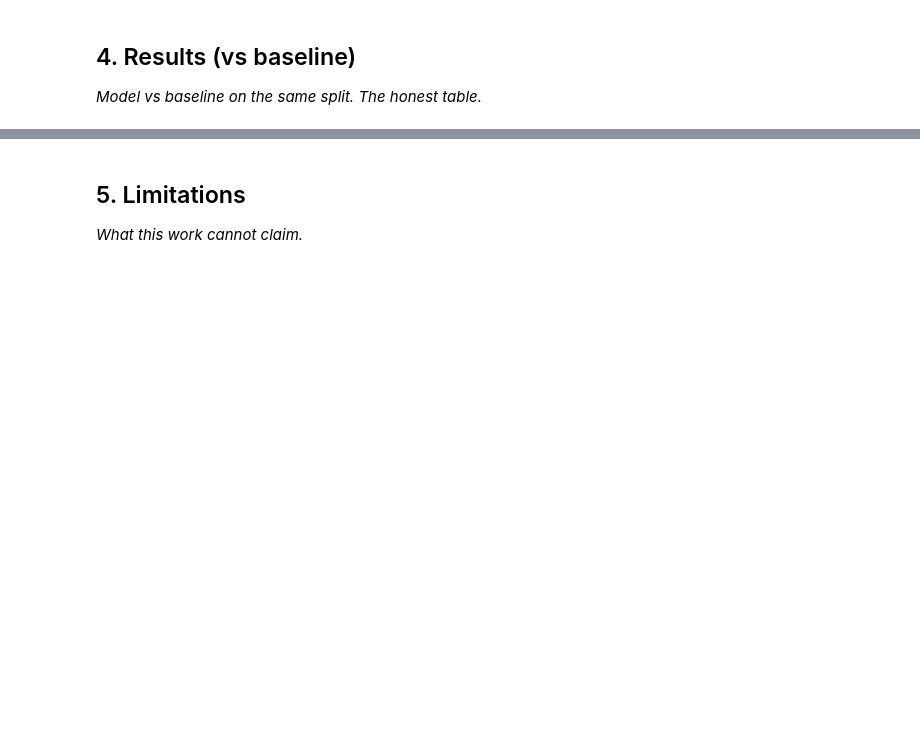
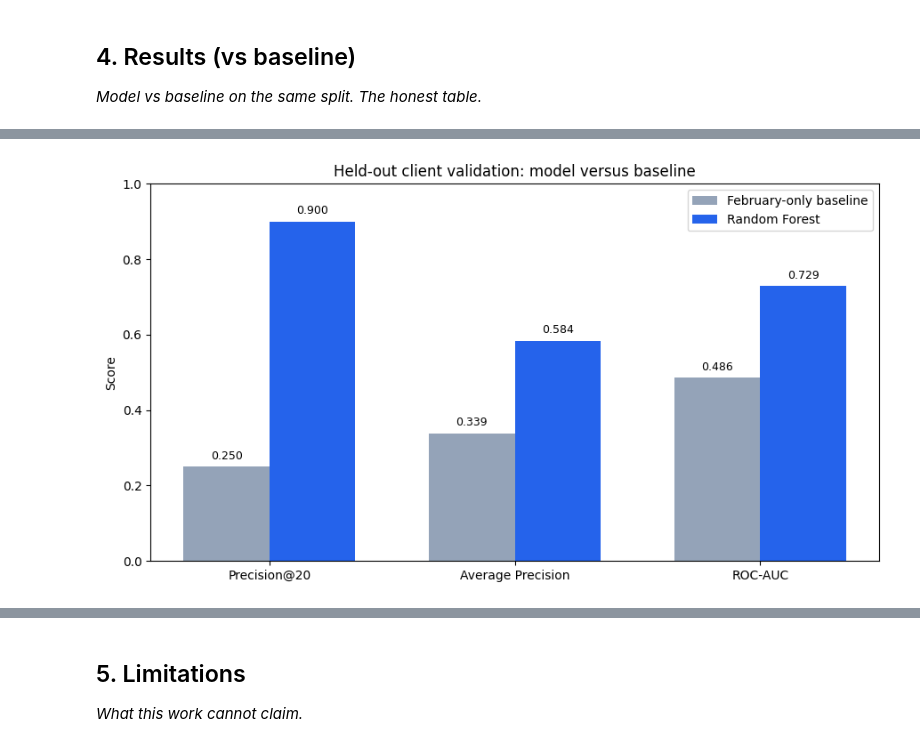
Before and after one commit to ramyaa-hegde/flyrank-ml-internship-tasks, a Jupyter notebook: work/notebooks/capstone.ipynb, the cells around one changed output, grey strips where cells are left out. Saved outputs shown, nothing was run; the diff lists cells and outputs as text; code cells hidden in the pictures; blank space fills up the shorter version.

Commit message:
Complete ML-11 capstone analysis and public-safe paper artifacts

```diff
--- a/work/notebooks/capstone.ipynb
+++ b/work/notebooks/capstone.ipynb
@@ -126,0 +438,80 @@ Precision                 0.576946                         0.606725
+# %%
+import matplotlib.pyplot as plt
+from pathlib import Path
+
+print("=== Held-out client results ===")
+display(metrics_table.round(3))
+
+# Public-safe chart: aggregate metrics only, with no row-level information.
+plot_table = metrics_table.melt(
+    id_vars="metric",
+    var_name="approach",
+    value_name="score",
+)
+
+fig, ax = plt.subplots(figsize=(9, 5))
+
+metrics = metrics_table["metric"].tolist()
+x = np.arange(len(metrics))
+width = 0.35
+
+baseline_scores = metrics_table["February-only baseline"].to_numpy()
+model_scores = metrics_table["Random Forest"].to_numpy()
+
+ax.bar(
+    x - width / 2,
+    baseline_scores,
+    width,
+    label="February-only baseline",
+    color="#94a3b8",
+)
+
+ax.bar(
+    x + width / 2,
+    model_scores,
+    width,
+    label="Random Forest",
+    color="#2563eb",
+)
+
+ax.set_title("Held-out client validation: model versus baseline")
+ax.set_ylabel("Score")
+ax.set_xticks(x)
+ax.set_xticklabels(metrics)
+ax.set_ylim(0, 1)
+ax.legend()
+
+for index, value in enumerate(baseline_scores):
+    ax.text(
+        index - width / 2,
+        value + 0.02,
+        f"{value:.3f}",
+        ha="center",
+        fontsize=9,
+    )
+
+for index, value in enumerate(model_scores):
+    ax.text(
+        index + width / 2,
+        value + 0.02,
+        f"{value:.3f}",
+        ha="center",
+        fontsize=9,
+    )
+
+plt.tight_layout()
+
+chart_dir = Path("work/outputs/charts")
+chart_dir.mkdir(parents=True, exist_ok=True)
+
+chart_path = chart_dir / "model_vs_baseline.svg"
+fig.savefig(chart_path, format="svg", bbox_inches="tight")
+
+plt.show()
+
+print(f"Saved public-safe aggregate chart: {chart_path}")
+print(
+    "The chart contains only aggregate validation metrics and is safe to "
+    "reuse in the deployed paper."
+)
+# %% [output]
@@ -126,0 +523 @@ Precision                 0.576946                         0.606725
+[figure, added]
```
Also changed, not shown: parts of 24 cells of this notebook.
